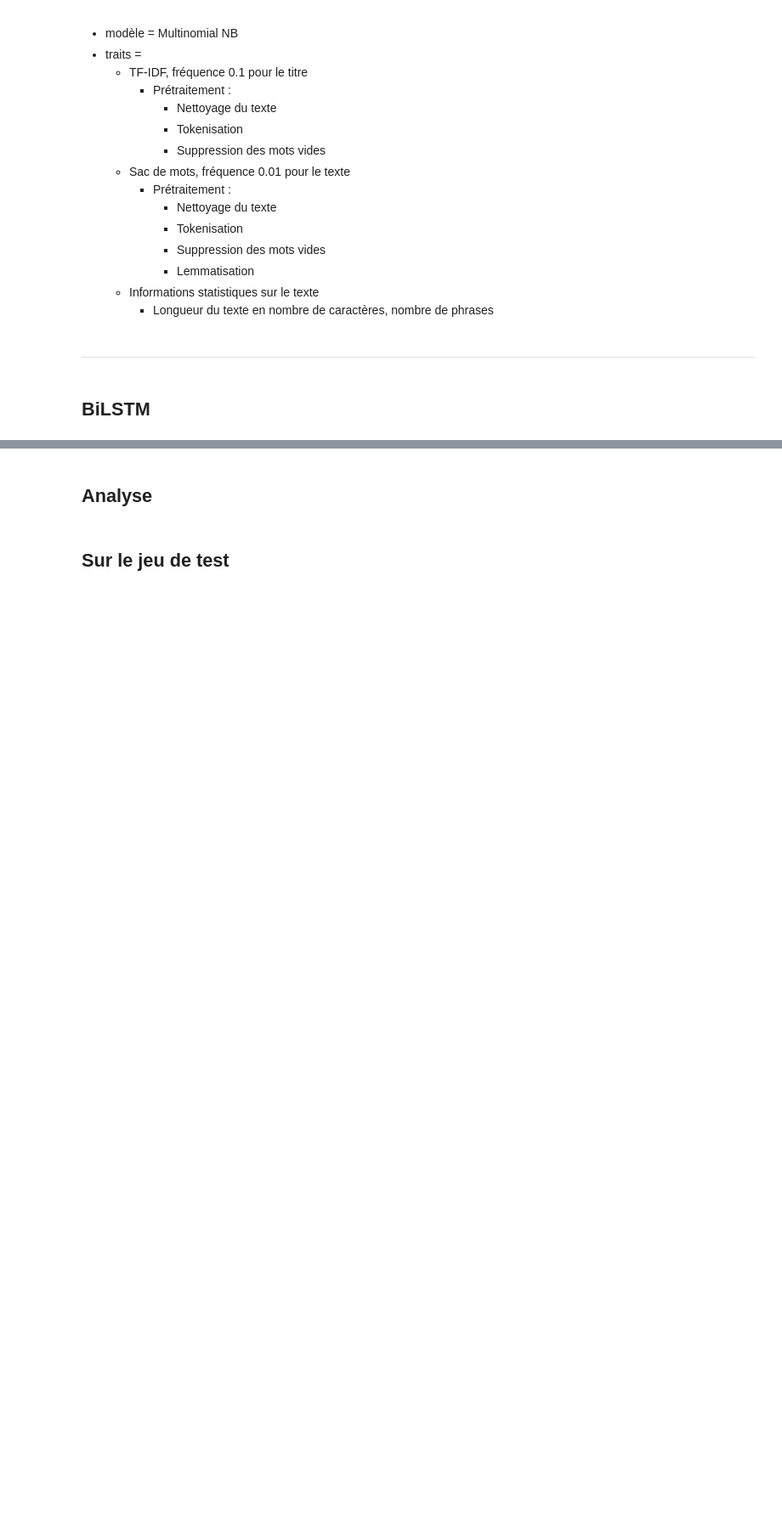
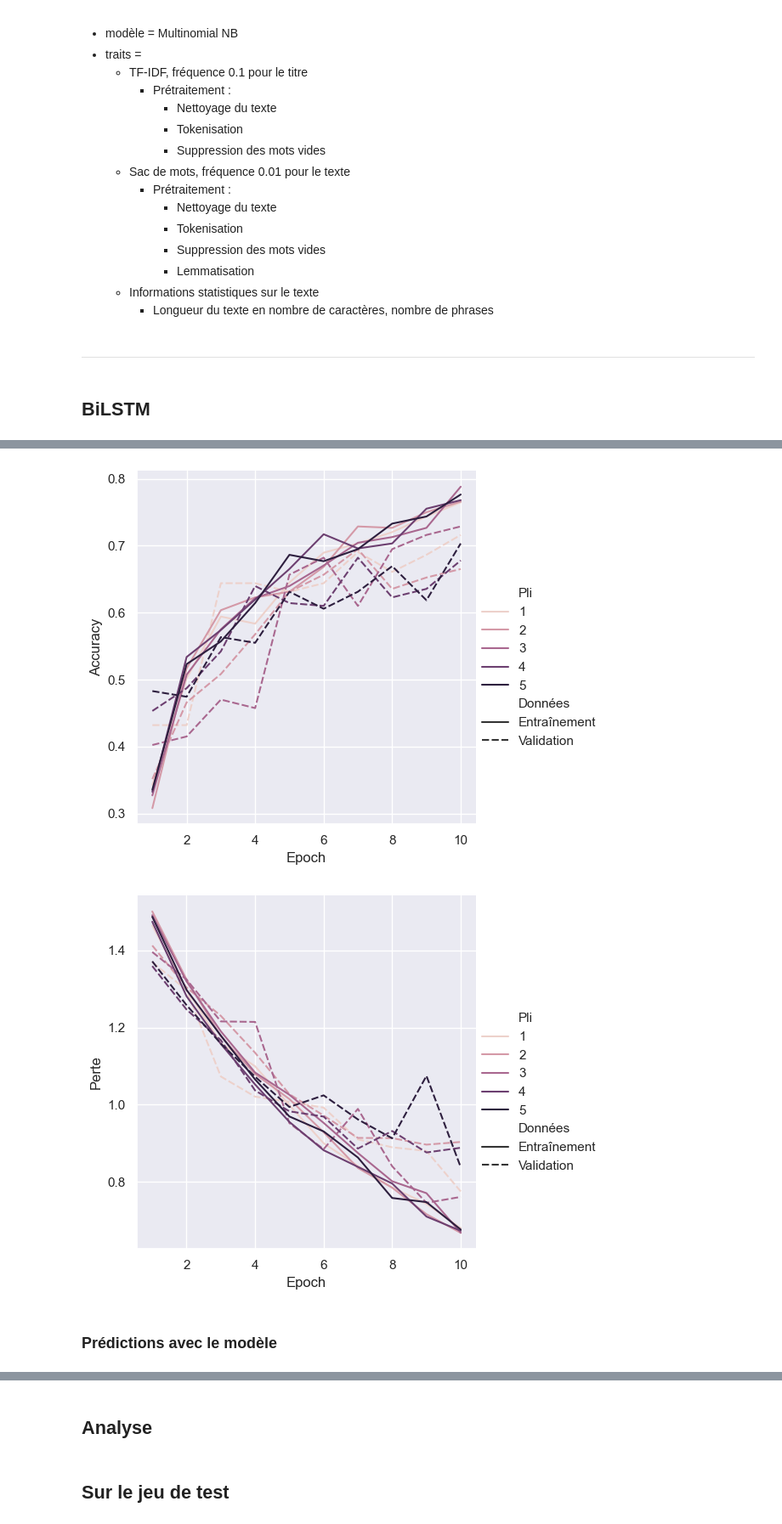
Before and after one commit to zoemarquis/projet-TAL, a Jupyter notebook: notebook Kruzic Marquis.ipynb, the cells around one changed output, grey strips where cells are left out. Shown at 85% size. Saved outputs shown, nothing was run; the diff lists cells and outputs as text; code cells hidden in the pictures; blank space fills up the shorter version.

Commit message:
modèle BiLSTM

```diff
--- a/notebook Kruzic Marquis.ipynb
+++ b/notebook Kruzic Marquis.ipynb
@@ -1592,0 +1522,4 @@ def plot_results(histories):
+# %%
+# Chargement des plongements du fichier Glove
+glove_embeddings = load_embeddings('glove.42B.300d/glove.42B.300d.txt')
+#glove_embeddings = load_embeddings('glove.6B/glove.6B.300d.txt')
@@ -1592,0 +1528,28 @@ def plot_results(histories):
+# %%
+def get_embedding_matrix(vocabulary, embeddings_index, embedding_dim = 300):
+  num_tokens = len(vocabulary)
+  hits = 0
+  misses = 0
+
+  embedding_matrix = np.zeros((num_tokens, embedding_dim))
+  for word, i in word_index.items():
+      embedding_vector = embeddings_index.get(word)
+      if embedding_vector is not None:
+          embedding_matrix[i] = embedding_vector
+          hits += 1
+      else:
+          misses += 1
+  print(f'{hits} mots ont été trouvés dans les plongements pré-entraînés')
+  print(f'{misses} sont absents')
+  return embedding_matrix
+# %%
+# Construction de la matrice de plongements à partir du vocabulaire
+glove_embedding_matrix = get_embedding_matrix(voc, glove_embeddings)
+
+#glove.42B.300d/glove.42B.300d.txt
+#6147 mots ont été trouvés dans les plongements pré-entraînés
+#1853 sont absents
+
+#glove.6B/glove.6B.300d.txt
+#3619 mots ont été trouvés dans les plongements pré-entraînés
+#4381 sont absents
@@ -1592,0 +1644,7 @@ def plot_results(histories):
+# %%
+#Séparation données
+X_train, X_test, y_train, y_test = train_test_split(X_train, y_train, test_size=0.2, random_state=42)
+
+# Entraînement du modèle
+biLSTM_histories = train_model(X_train, y_train, 'get_biLSTM_model',
+                            keras_vectorizer, len(voc), glove_embedding_matrix)
@@ -1592,0 +1712,7 @@ def plot_results(histories):
+# %%
+plot_results(biLSTM_histories)
+# %% [output]
+[figure, added]
+[figure, added]
+# %% [markdown]
+### Prédictions avec le modèle
```
Also changed, not shown: parts of 36 cells of this notebook.
